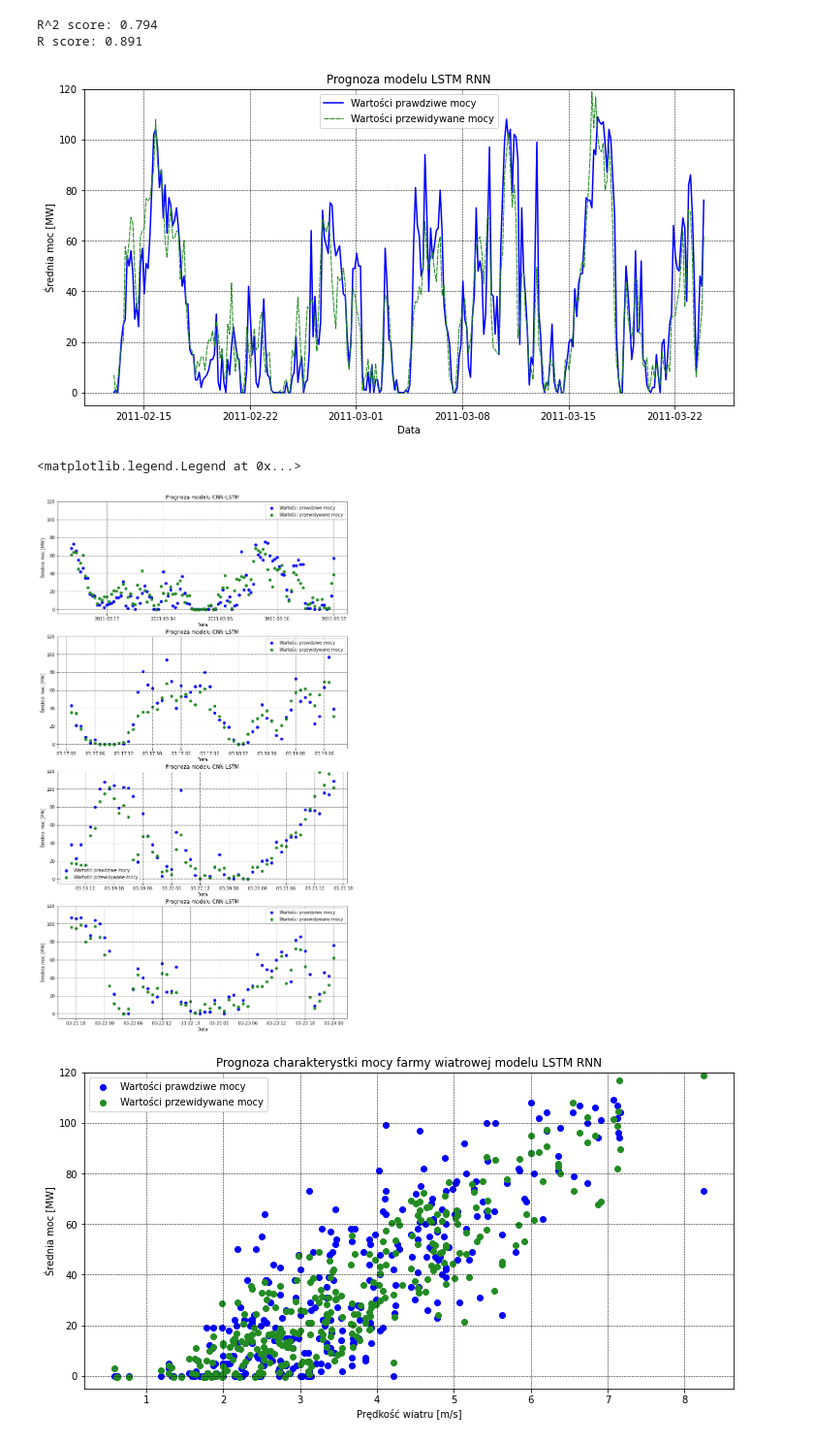
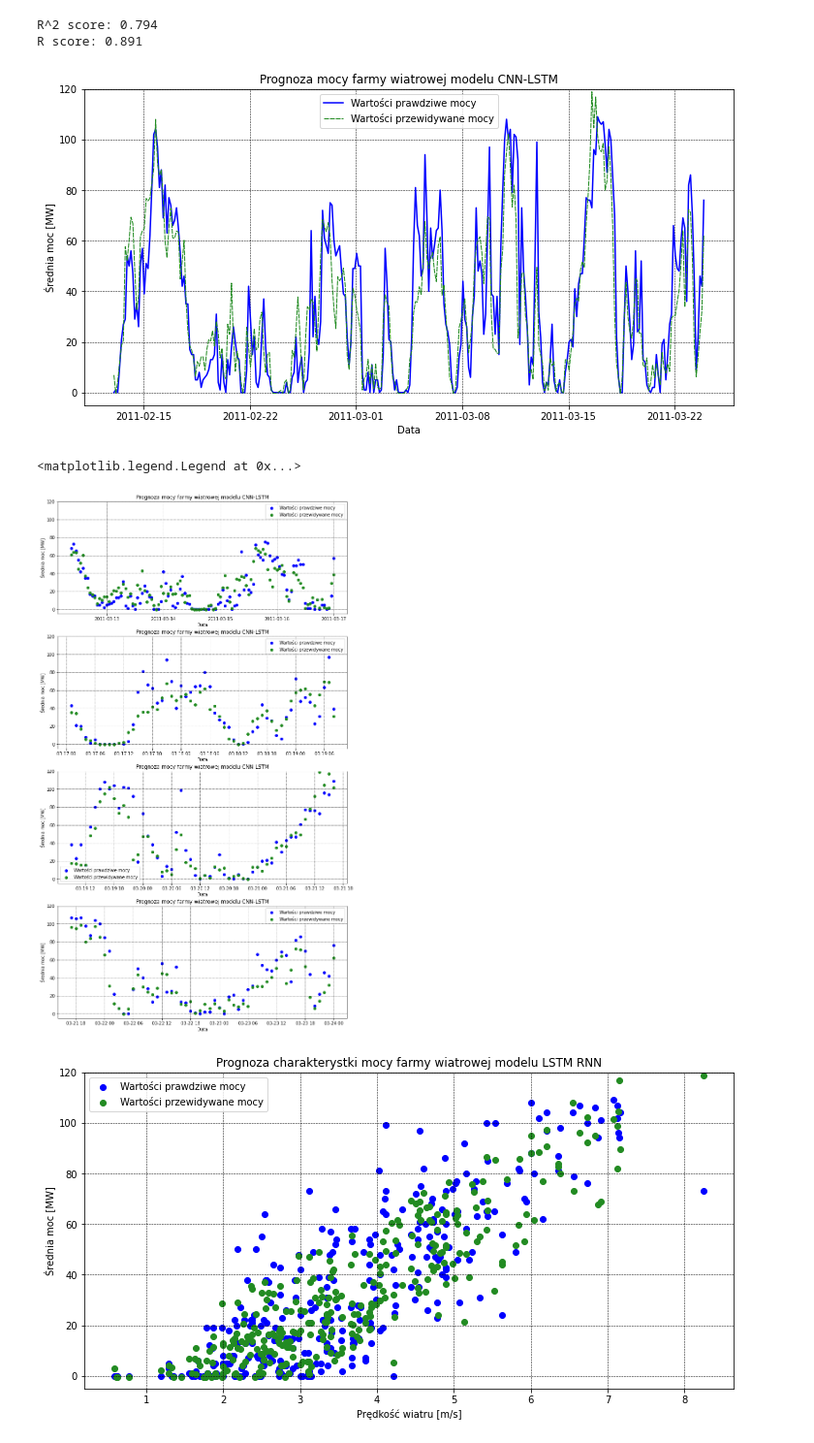
Before and after one commit to Dawidemm/wind-farm-power-forecasting, a Jupyter notebook: ForecastingCNNLSTMsubseq3.ipynb, the cells around one changed output. Shown at 97% size. Saved outputs shown, nothing was run; the diff lists cells and outputs as text; code cells hidden in the pictures.

```diff
--- a/ForecastingCNNLSTMsubseq3.ipynb
+++ b/ForecastingCNNLSTMsubseq3.ipynb
@@ -81,13 +81,13 @@ fig = fig.set_size_inches(12,6)
 plt.ylim([-5, 120])
 plt.ticklabel_format(axis='y', style='plain')
 plt.grid(color='k', linewidth=0.5, linestyle='--')
-plt.title('Prognoza modelu LSTM RNN')
+plt.title('Prognoza mocy farmy wiatrowej modelu CNN-LSTM')
 plt.xlabel('Data')
 plt.ylabel('Średnia moc [MW]')
 plt.legend(loc='best')
 plt.show()
 # %% [output]
-[figure, old version]
+[figure, new version]
 # %%
 fig, (ax0, ax1, ax2, ax3) = plt.subplots(4, 1, figsize=(12,22))
 ax3.scatter(dataset.date_time[-56:], test_dataset[2][-56:], color='blue', label='Wartości prawdziwe mocy')
@@ -95,43 +95,43 @@ ax3.scatter(dataset.date_time[-56:], predictions[-56:], color='forestgreen', lab
 ax3.set_ylim([-5, 120])
 ax3.ticklabel_format(axis='y', style='plain')
 ax3.grid(color='k', linewidth=0.5, linestyle='--')
-ax3.set_title('Prognoza modelu CNN-LSTM')
+ax3.set_title('Prognoza mocy farmy wiatrowej modelu CNN-LSTM')
 ax3.set_xlabel('Data')
 ax3.set_ylabel('Średnia moc [MW]')
 ax3.legend(loc='best')
 
 ax2.scatter(dataset.date_time[-112:-56], test_dataset[2][-112:-56], color='blue', label='Wartości prawdziwe mocy')
 ax2.scatter(dataset.date_time[-112:-56], predictions[-112:-56], color='forestgreen', label='Wartości przewidywane mocy')
 ax2.set_ylim([-5, 120])
 ax2.ticklabel_format(axis='y', style='plain')
 ax2.grid(color='k', linewidth=0.5, linestyle='--')
-ax2.set_title('Prognoza modelu CNN-LSTM')
+ax2.set_title('Prognoza mocy farmy wiatrowej modelu CNN-LSTM')
 ax2.set_xlabel('Data')
 ax2.set_ylabel('Średnia moc [MW]')
 ax2.legend(loc='best')
 
 ax1.scatter(dataset.date_time[-168:-112], test_dataset[2][-168:-112], color='blue', label='Wartości prawdziwe mocy')
 ax1.scatter(dataset.date_time[-168:-112], predictions[-168:-112], color='forestgreen', label='Wartości przewidywane mocy')
 ax1.set_ylim([-5, 120])
 ax1.ticklabel_format(axis='y', style='plain')
 ax1.grid(color='k', linewidth=0.5, linestyle='--')
-ax1.set_title('Prognoza modelu CNN-LSTM')
+ax1.set_title('Prognoza mocy farmy wiatrowej modelu CNN-LSTM')
 ax1.set_xlabel('Data')
 ax1.set_ylabel('Średnia moc [MW]')
 ax1.legend(loc='best')
 
 ax0.scatter(dataset.date_time[-280:-168], test_dataset[2][-280:-168], color='blue', label='Wartości prawdziwe mocy')
 ax0.scatter(dataset.date_time[-280:-168], predictions[-280:-168], color='forestgreen', label='Wartości przewidywane mocy')
 ax0.set_ylim([-5, 120])
 ax0.ticklabel_format(axis='y', style='plain')
 ax0.grid(color='k', linewidth=0.5, linestyle='--')
-ax0.set_title('Prognoza modelu CNN-LSTM')
+ax0.set_title('Prognoza mocy farmy wiatrowej modelu CNN-LSTM')
 ax0.set_xlabel('Data')
 ax0.set_ylabel('Średnia moc [MW]')
 ax0.legend(loc='best')
 # %% [output]
 <matplotlib.legend.Legend at 0x...>
-[figure, old version]
+[figure, new version]
 # %%
 plt.scatter(dataset.wind_speed[int(dataset.lenght * 0.9):][::3], test_dataset[2], color='blue', label='Wartości prawdziwe mocy')
 plt.scatter(dataset.wind_speed[int(dataset.lenght * 0.9):][::3], predictions, color='forestgreen', label='Wartości przewidywane mocy')
```
